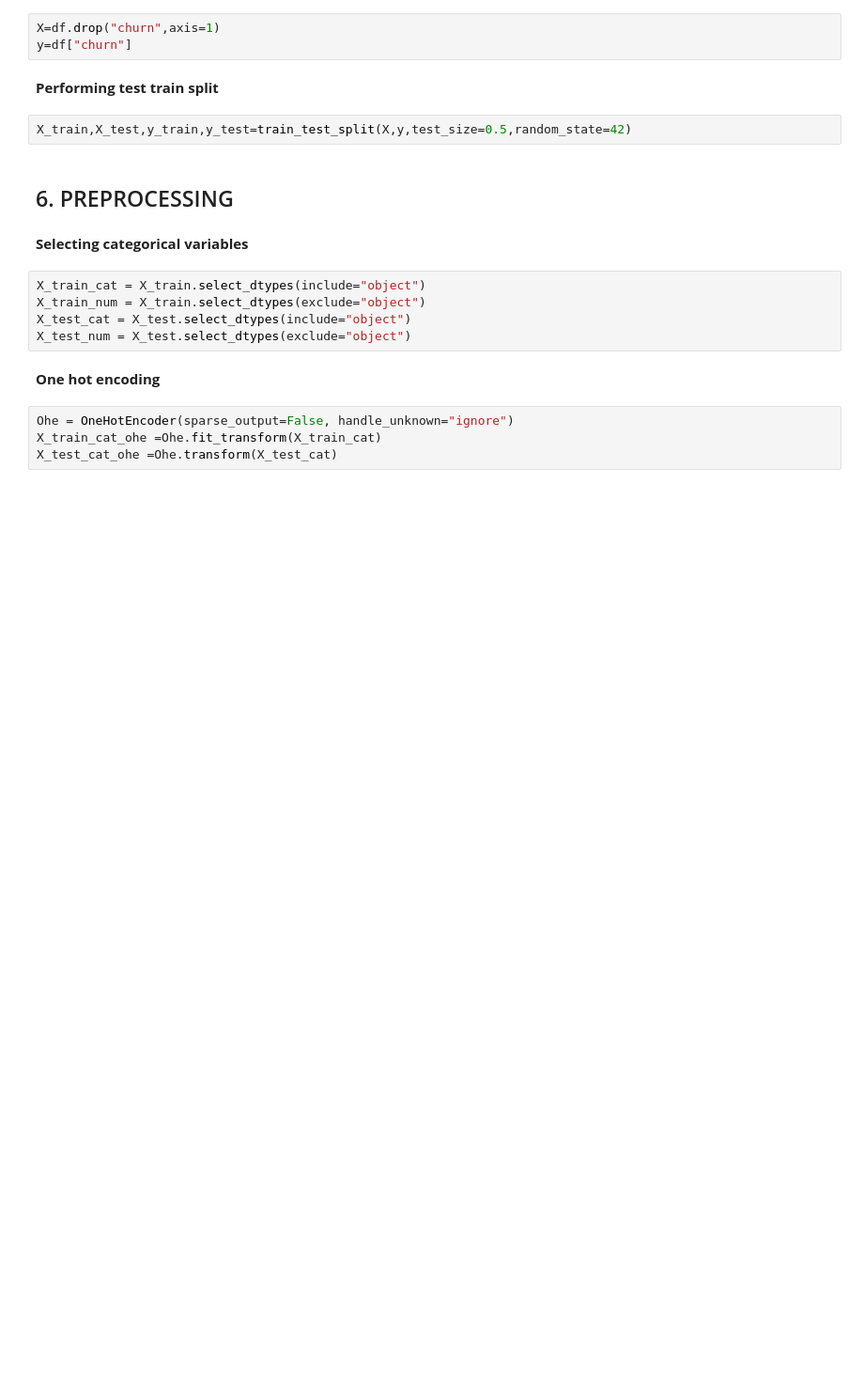
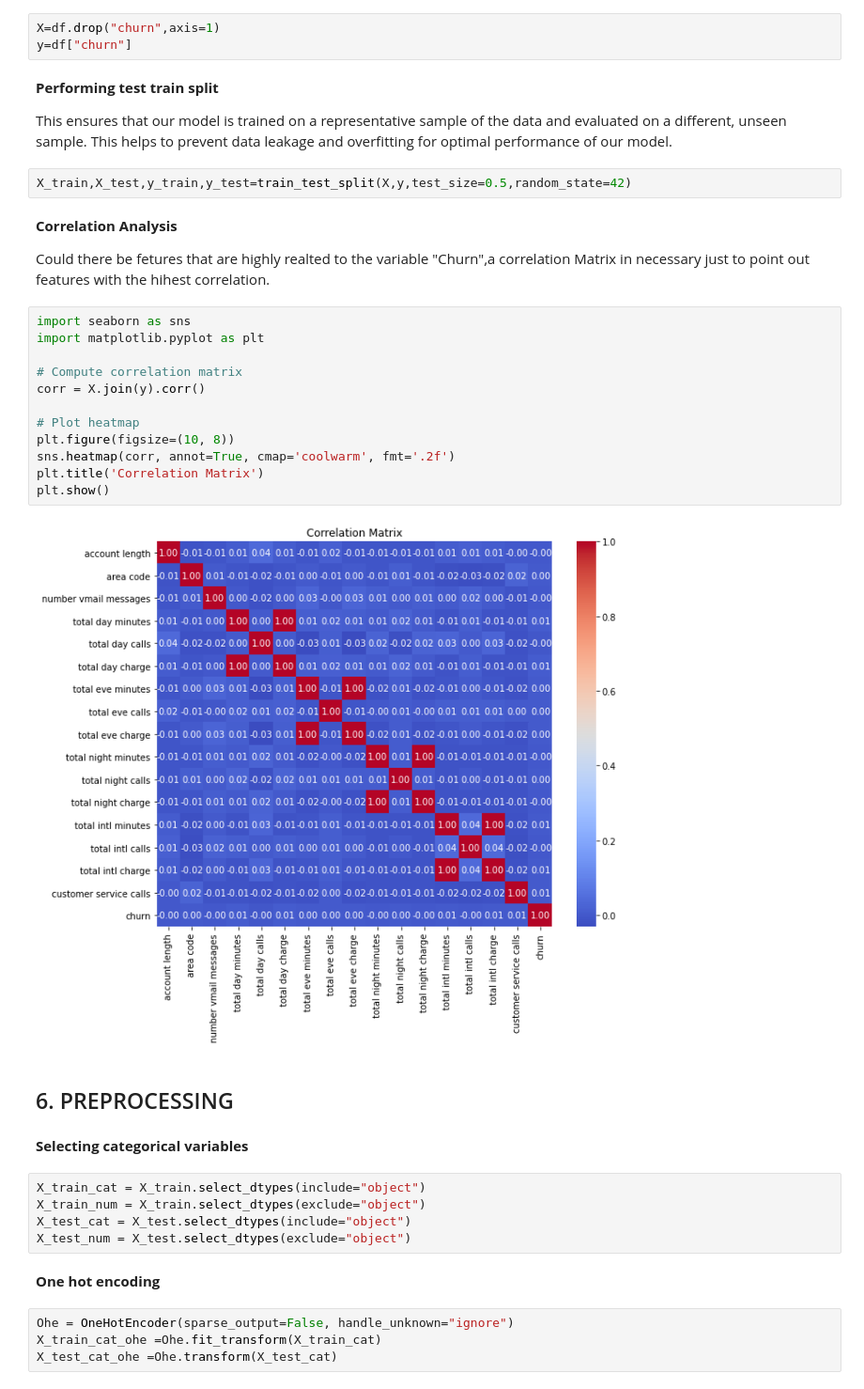
Before and after one commit to N-kioko/Phase-3-project, a Jupyter notebook: index.ipynb, the cells around one changed output. Shown at 94% size. Saved outputs shown, nothing was run; the diff lists cells and outputs as text; blank space fills up the shorter version.

```diff
--- a/index.ipynb
+++ b/index.ipynb
@@ -146,10 +142,30 @@ None
 # %%
 X=df.drop("churn",axis=1)
 y=df["churn"]
-# %% [markdown]
-**Performing test train split**
+# %% [markdown]
+**Performing test train split**
+
+This ensures that our model is trained on a representative sample of the data and evaluated on a different, unseen sample. This helps to prevent data leakage and overfitting for optimal performance of our model.
 # %%
 X_train,X_test,y_train,y_test=train_test_split(X,y,test_size=0.5,random_state=42)
+# %% [markdown]
+**Correlation Analysis**
+
+Could there be fetures that are highly realted to the variable "Churn",a correlation Matrix in necessary just to point out features with the hihest correlation.
+# %%
+import seaborn as sns
+import matplotlib.pyplot as plt
+
+# Compute correlation matrix
+corr = X.join(y).corr()
+
+# Plot heatmap
+plt.figure(figsize=(10, 8))
+sns.heatmap(corr, annot=True, cmap='coolwarm', fmt='.2f')
+plt.title('Correlation Matrix')
+plt.show()
+# %% [output]
+[figure, added]
 # %% [markdown]
 ## 6. PREPROCESSING
 # %% [markdown]
```
Also changed, not shown: parts of 24 cells of this notebook.
